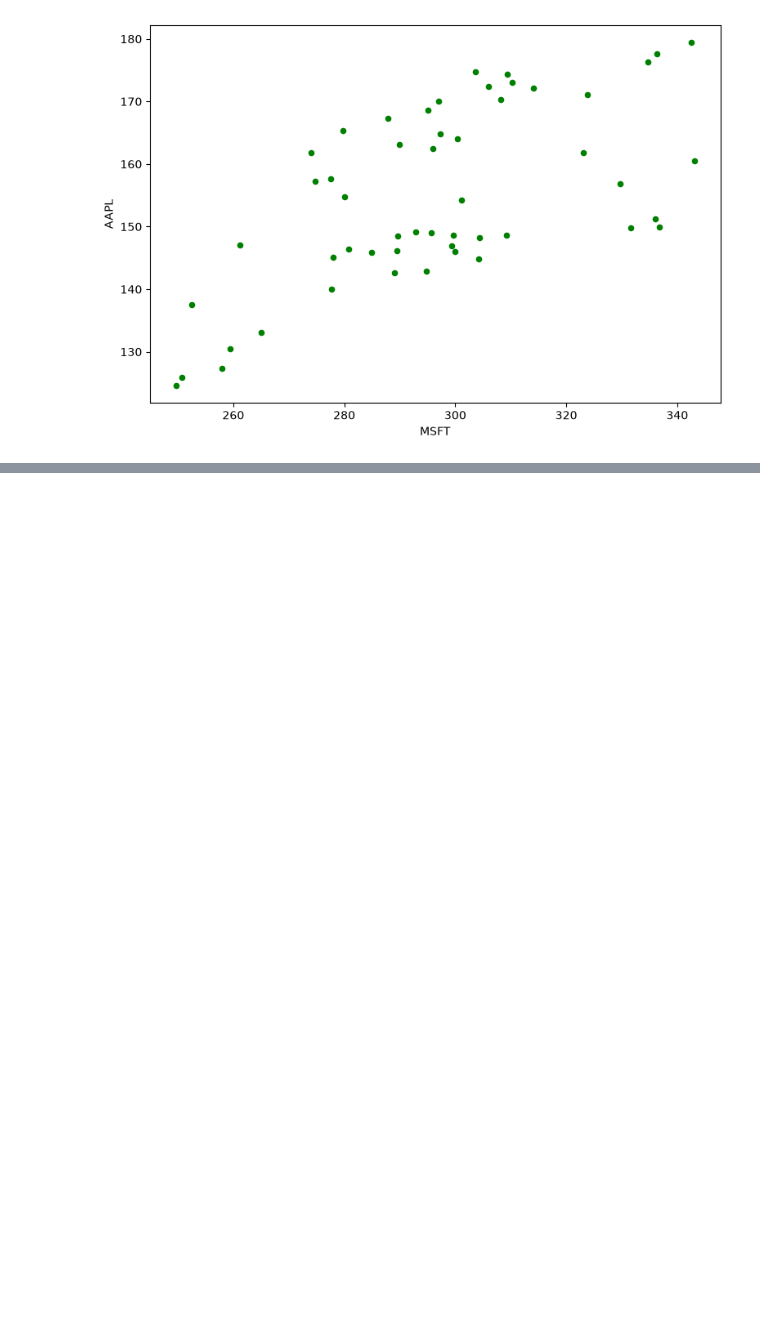
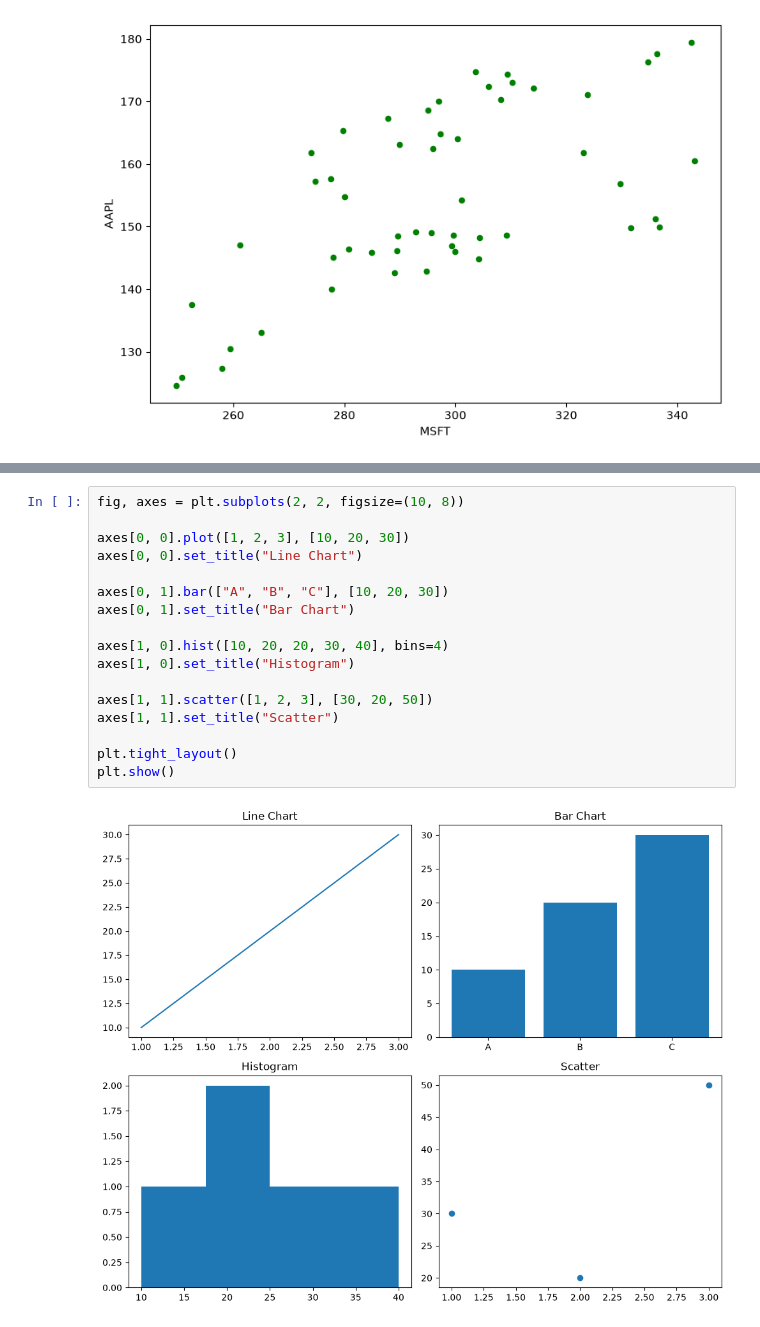
Before and after one commit to SreenivasArtham/building_ai_projects, a Jupyter notebook: data_engineering/pandas/notebook.ipynb, the cells around one changed output, grey strips where cells are left out. Drawn from its saved outputs; the diff is of its cells as text; blank space fills up the shorter version.

```diff
--- a/data_engineering/pandas/notebook.ipynb
+++ b/data_engineering/pandas/notebook.ipynb
@@ -92,0 +155,19 @@ df.plot(kind='scatter', x='MSFT', y='AAPL', figsize=(9,6), color='Green')
+# %%
+fig, axes = plt.subplots(2, 2, figsize=(10, 8))
+
+axes[0, 0].plot([1, 2, 3], [10, 20, 30])
+axes[0, 0].set_title("Line Chart")
+
+axes[0, 1].bar(["A", "B", "C"], [10, 20, 30])
+axes[0, 1].set_title("Bar Chart")
+
+axes[1, 0].hist([10, 20, 20, 30, 40], bins=4)
+axes[1, 0].set_title("Histogram")
+
+axes[1, 1].scatter([1, 2, 3], [30, 20, 50])
+axes[1, 1].set_title("Scatter")
+
+plt.tight_layout()
+plt.show()
+# %% [output]
+[figure, added]
```
Also changed, not shown: parts of 8 cells of this notebook, 1 other file.
